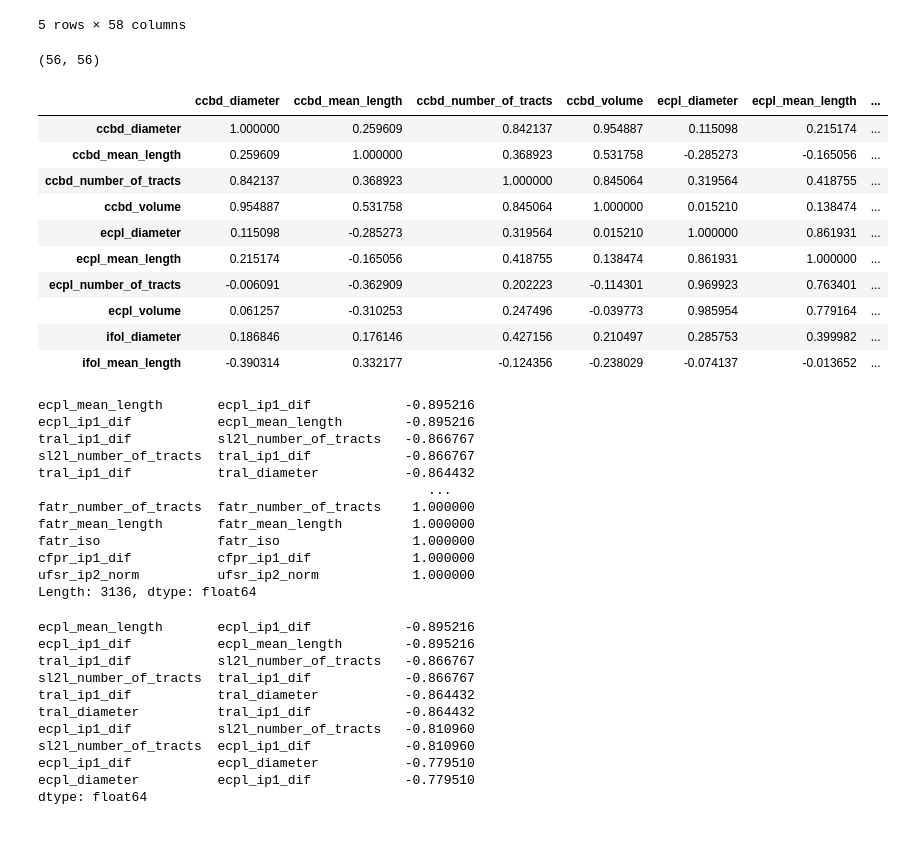
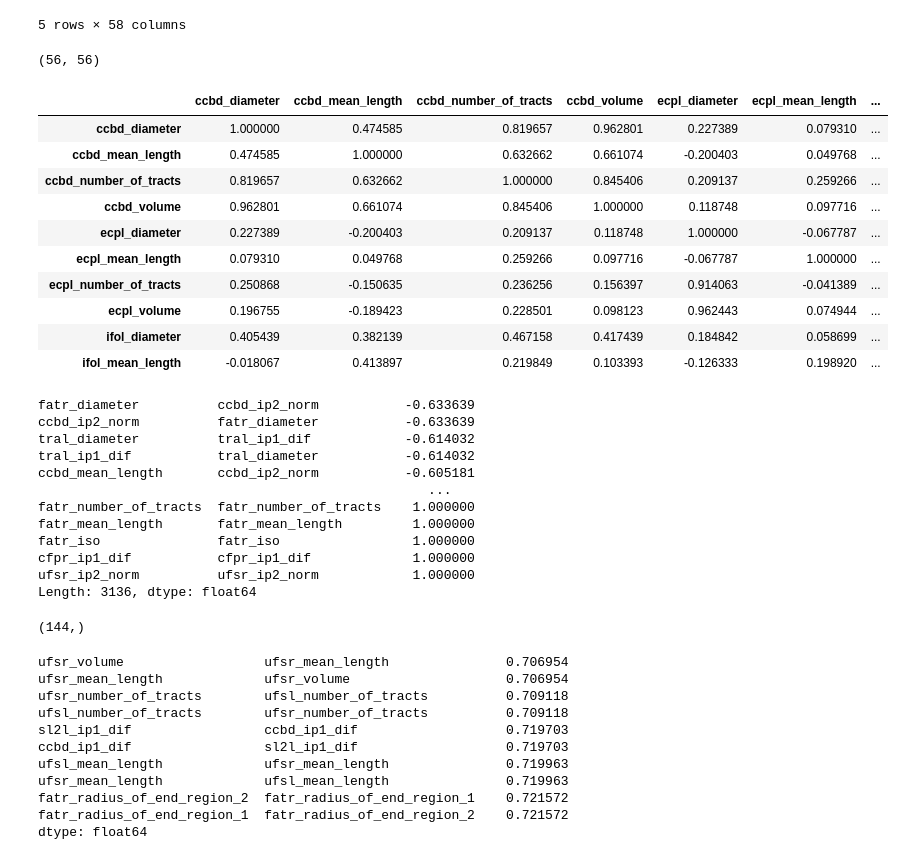
Before and after one commit to brainhack-school2023/galvan_project, a Jupyter notebook: src/EDA.ipynb, the cells around one changed output. Saved outputs shown, nothing was run; the diff lists cells and outputs as text; code cells hidden in the pictures.

```diff
--- a/src/EDA.ipynb
+++ b/src/EDA.ipynb
@@ -60,36 +70,37 @@ df1.head()
 | 4 | sub-10225 | 24.6510 | 131.729 | 44224.0 | 62869.5 | 8.893479 | ... |
 5 rows × 58 columns
 # %%
-data1 = df1[df1['label'] == 0]
-#data1 = data1.drop(['cod', 'label'], axis=1).groupby(by='afsl_qa').mean()
+# data1 = df1[df1['label'] == 0]  -- ultimo modificado
+# data1 = data1.drop(['cod', 'label'], axis=1).groupby(by='afsl_qa').mean()
 # The correlation between all pairs of variables is easily computed with Pandas.
+data1 = df1
 corr_matrix =  data1.drop(['cod', 'label'], axis=1).corr()
 print(corr_matrix.shape)
 corr_matrix.iloc[:10, :10]
 # %% [output]
 (56, 56)
 |  | ccbd_diameter | ccbd_mean_length | ccbd_number_of_tracts | ccbd_volume | ecpl_diameter | ecpl_mean_length | ... |
-| ccbd_diameter | 1.000000 | 0.259609 | 0.842137 | 0.954887 | 0.115098 | 0.215174 | ... |
-| ccbd_mean_length | 0.259609 | 1.000000 | 0.368923 | 0.531758 | -0.285273 | -0.165056 | ... |
-| ccbd_number_of_tracts | 0.842137 | 0.368923 | 1.000000 | 0.845064 | 0.319564 | 0.418755 | ... |
-| ccbd_volume | 0.954887 | 0.531758 | 0.845064 | 1.000000 | 0.015210 | 0.138474 | ... |
-| ecpl_diameter | 0.115098 | -0.285273 | 0.319564 | 0.015210 | 1.000000 | 0.861931 | ... |
-| ecpl_mean_length | 0.215174 | -0.165056 | 0.418755 | 0.138474 | 0.861931 | 1.000000 | ... |
-| ecpl_number_of_tracts | -0.006091 | -0.362909 | 0.202223 | -0.114301 | 0.969923 | 0.763401 | ... |
-| ecpl_volume | 0.061257 | -0.310253 | 0.247496 | -0.039773 | 0.985954 | 0.779164 | ... |
-| ifol_diameter | 0.186846 | 0.176146 | 0.427156 | 0.210497 | 0.285753 | 0.399982 | ... |
-| ifol_mean_length | -0.390314 | 0.332177 | -0.124356 | -0.238029 | -0.074137 | -0.013652 | ... |
+| ccbd_diameter | 1.000000 | 0.474585 | 0.819657 | 0.962801 | 0.227389 | 0.079310 | ... |
+| ccbd_mean_length | 0.474585 | 1.000000 | 0.632662 | 0.661074 | -0.200403 | 0.049768 | ... |
+| ccbd_number_of_tracts | 0.819657 | 0.632662 | 1.000000 | 0.845406 | 0.209137 | 0.259266 | ... |
+| ccbd_volume | 0.962801 | 0.661074 | 0.845406 | 1.000000 | 0.118748 | 0.097716 | ... |
+| ecpl_diameter | 0.227389 | -0.200403 | 0.209137 | 0.118748 | 1.000000 | -0.067787 | ... |
+| ecpl_mean_length | 0.079310 | 0.049768 | 0.259266 | 0.097716 | -0.067787 | 1.000000 | ... |
+| ecpl_number_of_tracts | 0.250868 | -0.150635 | 0.236256 | 0.156397 | 0.914063 | -0.041389 | ... |
+| ecpl_volume | 0.196755 | -0.189423 | 0.228501 | 0.098123 | 0.962443 | 0.074944 | ... |
+| ifol_diameter | 0.405439 | 0.382139 | 0.467158 | 0.417439 | 0.184842 | 0.058699 | ... |
+| ifol_mean_length | -0.018067 | 0.413897 | 0.219849 | 0.103393 | -0.126333 | 0.198920 | ... |
 # %%
 correlation_mat = corr_matrix
 corr_pairs = correlation_mat.unstack()
 sorted_pairs = corr_pairs.sort_values(kind="quicksort")
 sorted_pairs
 # %% [output]
-ecpl_mean_length       ecpl_ip1_dif            -0.895216
-ecpl_ip1_dif           ecpl_mean_length        -0.895216
-tral_ip1_dif           sl2l_number_of_tracts   -0.866767
-sl2l_number_of_tracts  tral_ip1_dif            -0.866767
-tral_ip1_dif           tral_diameter           -0.864432
+fatr_diameter          ccbd_ip2_norm           -0.633639
+ccbd_ip2_norm          fatr_diameter           -0.633639
+tral_diameter          tral_ip1_dif            -0.614032
+tral_ip1_dif           tral_diameter           -0.614032
+ccbd_mean_length       ccbd_ip2_norm           -0.605181
                                                   ...
 fatr_number_of_tracts  fatr_number_of_tracts    1.000000
 fatr_mean_length       fatr_mean_length         1.000000
@@ -99,17 +110,21 @@ ufsr_ip2_norm          ufsr_ip2_norm            1.000000
 Length: 3136, dtype: float64
 # %%
 strong_pairs = sorted_pairs[(abs(sorted_pairs) > 0.7)]
+# %%
+strong_pairs.shape
+# %% [output]
+(144,)
 # %%
 print(strong_pairs.groupby(level=0).filter(lambda x: len(x)>=2).sort_values(ascending=True)[:10])
 # %% [output]
-ecpl_mean_length       ecpl_ip1_dif            -0.895216
-ecpl_ip1_dif           ecpl_mean_length        -0.895216
-tral_ip1_dif           sl2l_number_of_tracts   -0.866767
-sl2l_number_of_tracts  tral_ip1_dif            -0.866767
-tral_ip1_dif           tral_diameter           -0.864432
-tral_diameter          tral_ip1_dif            -0.864432
-ecpl_ip1_dif           sl2l_number_of_tracts   -0.810960
-sl2l_number_of_tracts  ecpl_ip1_dif            -0.810960
-ecpl_ip1_dif           ecpl_diameter           -0.779510
-ecpl_diameter          ecpl_ip1_dif            -0.779510
+ufsr_volume                  ufsr_mean_length               0.706954
+ufsr_mean_length             ufsr_volume                    0.706954
+ufsr_number_of_tracts        ufsl_number_of_tracts          0.709118
+ufsl_number_of_tracts        ufsr_number_of_tracts          0.709118
+sl2l_ip1_dif                 ccbd_ip1_dif                   0.719703
+ccbd_ip1_dif                 sl2l_ip1_dif                   0.719703
+ufsl_mean_length             ufsr_mean_length               0.719963
+ufsr_mean_length             ufsl_mean_length               0.719963
+fatr_radius_of_end_region_2  fatr_radius_of_end_region_1    0.721572
+fatr_radius_of_end_region_1  fatr_radius_of_end_region_2    0.721572
 dtype: float64
```
Also changed, not shown: parts of 30 cells of this notebook.
